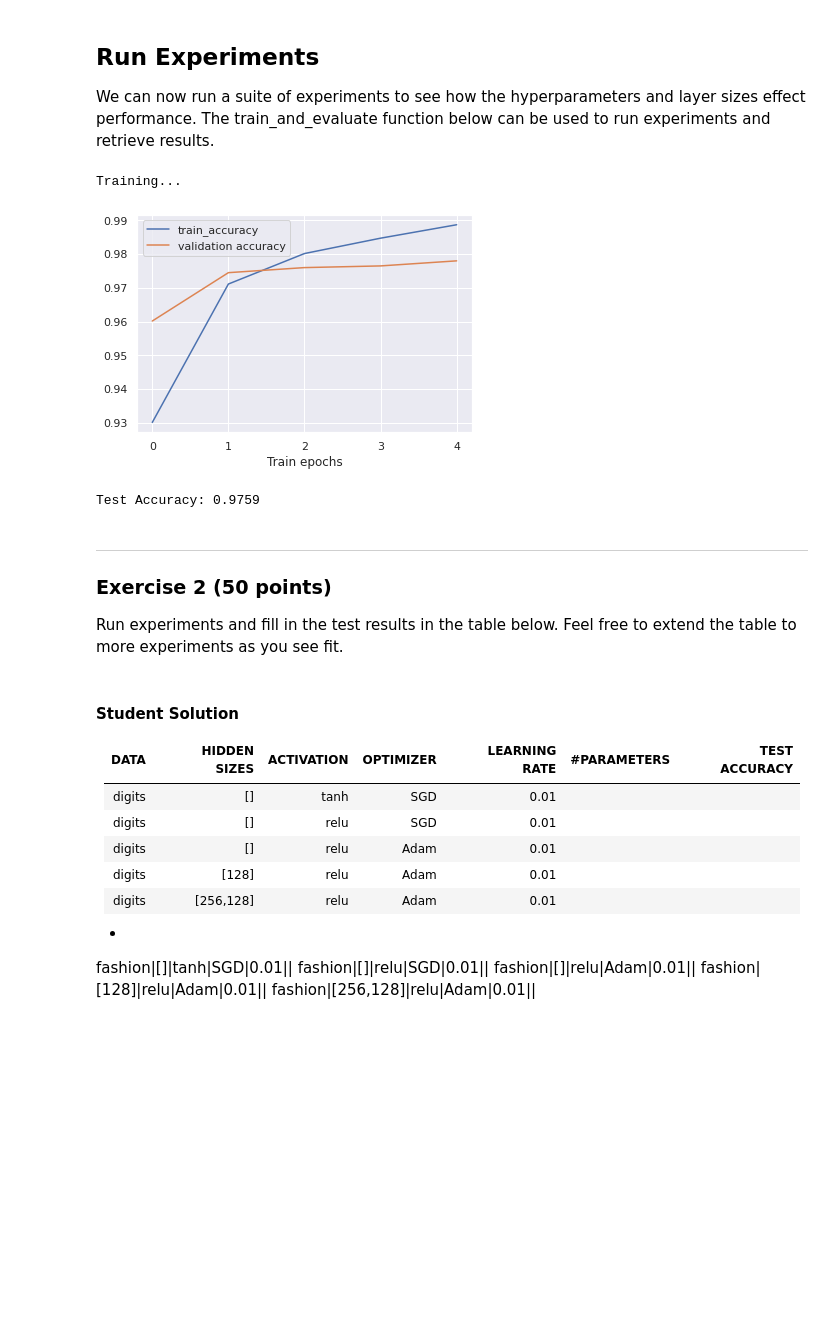
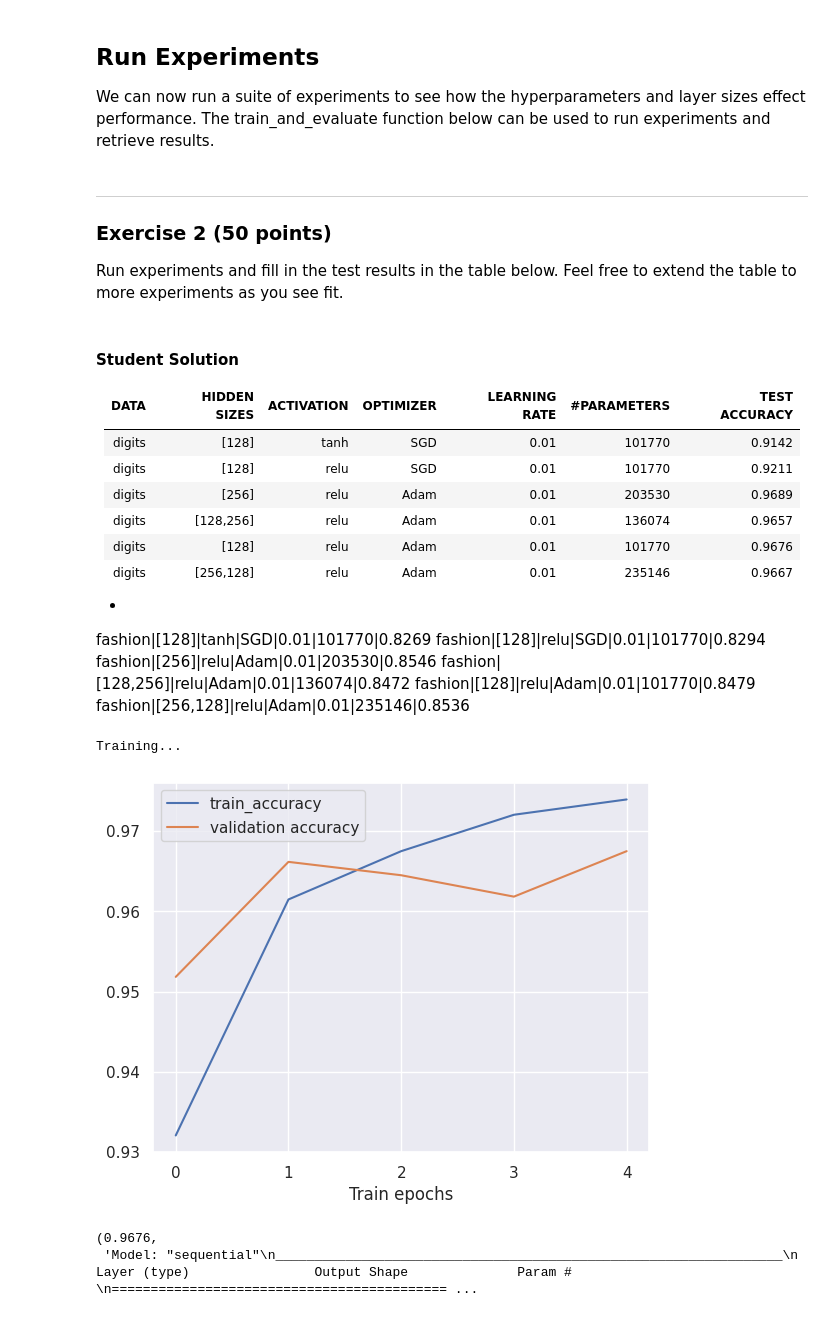
Before and after one commit to dojian/classML, a Jupyter notebook: 06_Neural_Networks.ipynb, the cells around one changed output. Cells and saved outputs as stored; diff of their text form; code cells hidden in the pictures; blank space fills up the shorter version.

```diff
--- a/06_Neural_Networks.ipynb
+++ b/06_Neural_Networks.ipynb
@@ -138,8 +134,35 @@ def build_model(n_classes,
   tf.random.set_seed(0)
 
   # YOUR CODE HERE
-  model = NotImplemented
+  optimizer_classes = {
+      'SGD': tf.keras.optimizers.SGD,
+      'Adam': tf.keras.optimizers.Adam
+  }
+  if optimizer not in optimizer_classes:
+    raise ValueError(f"Invalid optimizer {optimizer} in the function input.")
+  optimizer_class = optimizer_classes[optimizer]
+  optimizer_instance = optimizer_class(learning_rate = learning_rate)
 
+  model = keras.Sequential()
+  model.add(keras.layers.Flatten())
+  model.add(tf.keras.Input(shape=(784,),name='Input'))
+
+  #Hidden layer
+  for hidden_layer_size in hidden_layer_sizes:
+    model.add(tf.keras.layers.Dense(
+        units = hidden_layer_size,
+        activation = activation)
+    )
+  #Output layer
+  model.add(keras.layers.Dense(
+      units =n_classes,
+      activation = 'softmax',
+      name = 'Output'
+  ))
+
+  model.compile(loss=tf.keras.losses.SparseCategoricalCrossentropy(),
+                optimizer=optimizer_instance,
+                metrics=['accuracy'])
   return model
 # %% [markdown]
 ---
@@ -199,13 +222,14 @@ def train_and_evaluate(data='digits',
 
   test_accuracy = model.evaluate(x=X_test, y=Y_test, verbose=0,
                                  return_dict=True)['accuracy']
-  return test_accuracy
 
-print('Test Accuracy: %1.4f' %train_and_evaluate())
+  # updated for easier experiments
+  model_summary = []
+  model.summary(print_fn=lambda x: model_summary.append(x))
+  model_summary = "\n".join(model_summary)
+
+  return round(test_accuracy,4), model_summary
+#print('Test Accuracy: %1.4f' %train_and_evaluate()) removed
-# %% [output]
-Training...
-[figure, removed]
-Test Accuracy: 0.9759
 # %% [markdown]
 ---
 ### Exercise 2 (50 points)
@@ -216,14 +240,28 @@ Run experiments and fill in the test results in the table below. Feel free to ex
 
 DATA | HIDDEN SIZES | ACTIVATION | OPTIMIZER | LEARNING RATE | #PARAMETERS | TEST ACCURACY
 -|-|-|-|-|-|-
-digits|[]|tanh|SGD|0.01||
-digits|[]|relu|SGD|0.01||
-digits|[]|relu|Adam|0.01||
-digits|[128]|relu|Adam|0.01||
-digits|[256,128]|relu|Adam|0.01||
+digits|[128]|tanh|SGD|0.01|101770|0.9142
+digits|[128]|relu|SGD|0.01|101770|0.9211
+digits|[256]|relu|Adam|0.01|203530|0.9689
+digits|[128,256]|relu|Adam|0.01|136074|0.9657
+digits|[128]|relu|Adam|0.01|101770|0.9676
+digits|[256,128]|relu|Adam|0.01|235146|0.9667
 -
-fashion|[]|tanh|SGD|0.01||
-fashion|[]|relu|SGD|0.01||
-fashion|[]|relu|Adam|0.01||
-fashion|[128]|relu|Adam|0.01||
-fashion|[256,128]|relu|Adam|0.01||
+fashion|[128]|tanh|SGD|0.01|101770|0.8269
+fashion|[128]|relu|SGD|0.01|101770|0.8294
+fashion|[256]|relu|Adam|0.01|203530|0.8546
+fashion|[128,256]|relu|Adam|0.01|136074|0.8472
+fashion|[128]|relu|Adam|0.01|101770|0.8479
+fashion|[256,128]|relu|Adam|0.01|235146|0.8536
+# %%
+train_and_evaluate(data='digits',
+                       hidden_layer_sizes=[128],
+                       activation='relu',
+                       optimizer='Adam',
+                       learning_rate=0.01,
+                       num_epochs=5)
+# %% [output]
+Training...
+[figure, added]
+(0.9676,
+ 'Model: "sequential"\n_________________________________________________________________\n Layer (type)                Output Shape              Param #   \n=========================================== ...
```
Also changed, not shown: parts of 13 cells of this notebook.
